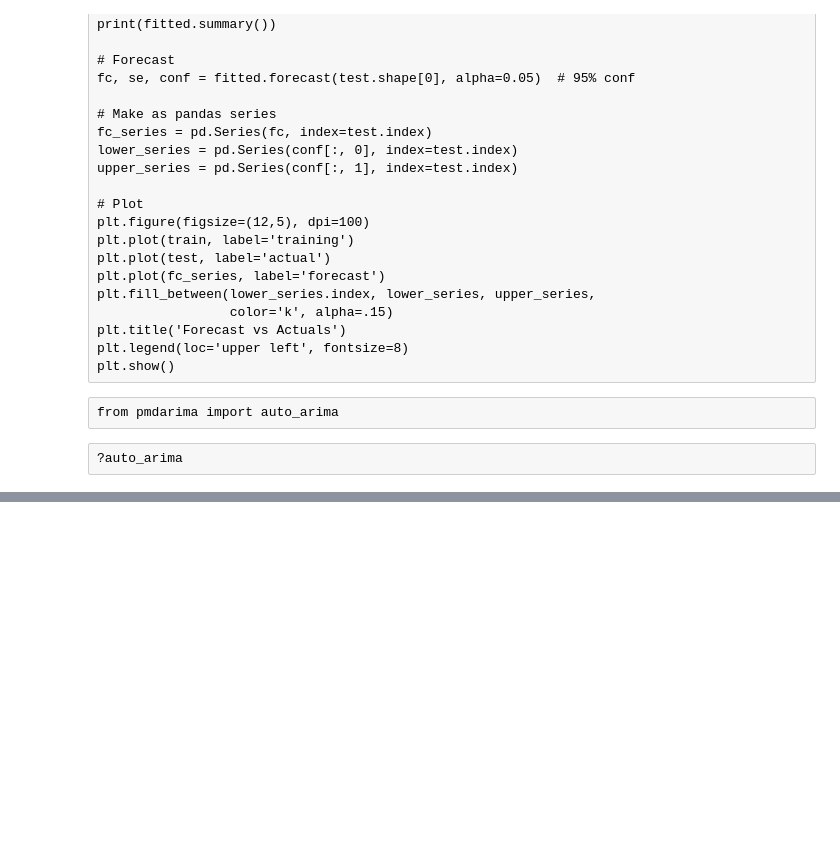
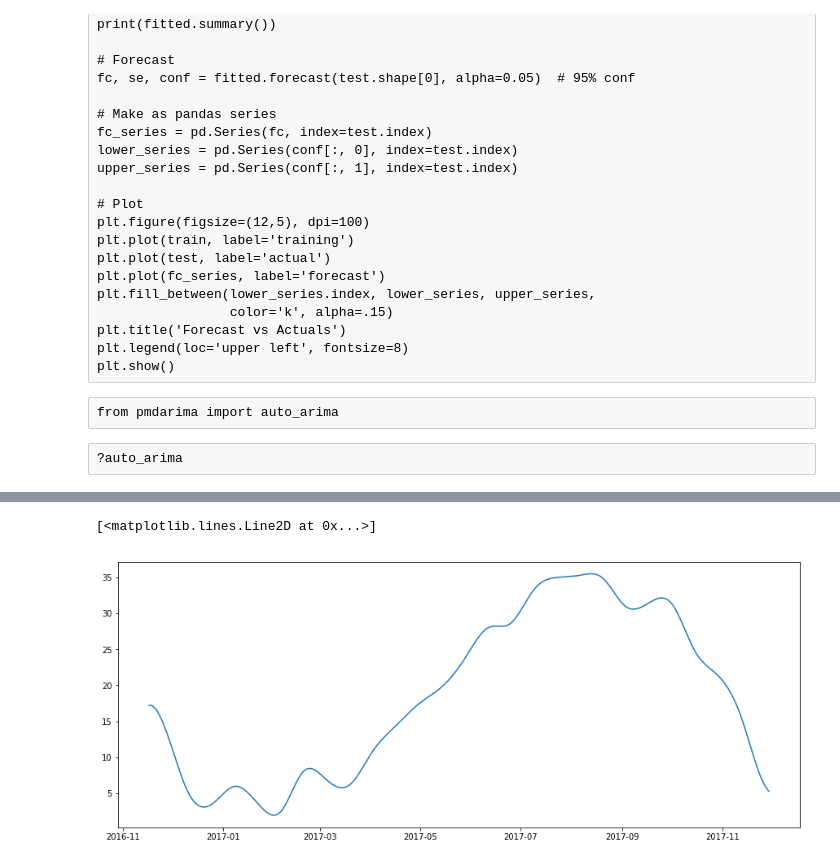
Before and after one commit to hjort/ai-labs, a Jupyter notebook: kaggle/serpro-weather/Weather - 4 Previsão com StatsModels.ipynb, the cells around one changed output, grey strips where cells are left out. Drawn from its saved outputs; the diff is of its cells as text; code cells hidden in the pictures; blank space fills up the shorter version.

```diff
--- a/kaggle/serpro-weather/Weather - 4 Previsão com StatsModels.ipynb
+++ b/kaggle/serpro-weather/Weather - 4 Previsão com StatsModels.ipynb
@@ -509,3 +550,3 @@ ts.tail()
 # %%
-dates_2w = pd.date_range(start=ts.index[-1]+1, end='2018-01-01', freq=freq)
-dates_2w
+dates_freq = pd.date_range(start=ts.index[-1]+1, end='2018-01-01', freq=freq)
+dates_freq
@@ -512,5 +562,4 @@ dates_2w
 # %%
-n_periods = len(dates_2w)
-#freq = '2W'
+n_periods = len(dates_freq)
 fitted = smodel.predict(n_periods=n_periods)
 fitted
@@ -521,6 +582,6 @@ len(fitted)
 # %%
 df = pd.DataFrame({
-    'date': dates_2w,
+    'date': dates_freq,
     'temperature': fitted
 })
 df.set_index('date', inplace=True)
@@ -535,7 +624,8 @@ real_data.head()
 # %%
 df2 = df.resample('D').interpolate(method='cubic')
 
-start = real_data.index[0]
+start = '2016-11-17'
+#start = real_data.index[0]
 df2 = df2[start:'2017-11-29']
 
 df2['temperature'] -= 273.15
@@ -545,4 +650,7 @@ df2.head()
 # %%
 plt.plot(df2)
-plt.plot(real_data)
+#plt.plot(real_data)
+# %% [output]
+[<matplotlib.lines.Line2D at 0x...>]
+[figure, added]
 # %%
```
Also changed, not shown: parts of 30 cells of this notebook, 6 other files.
